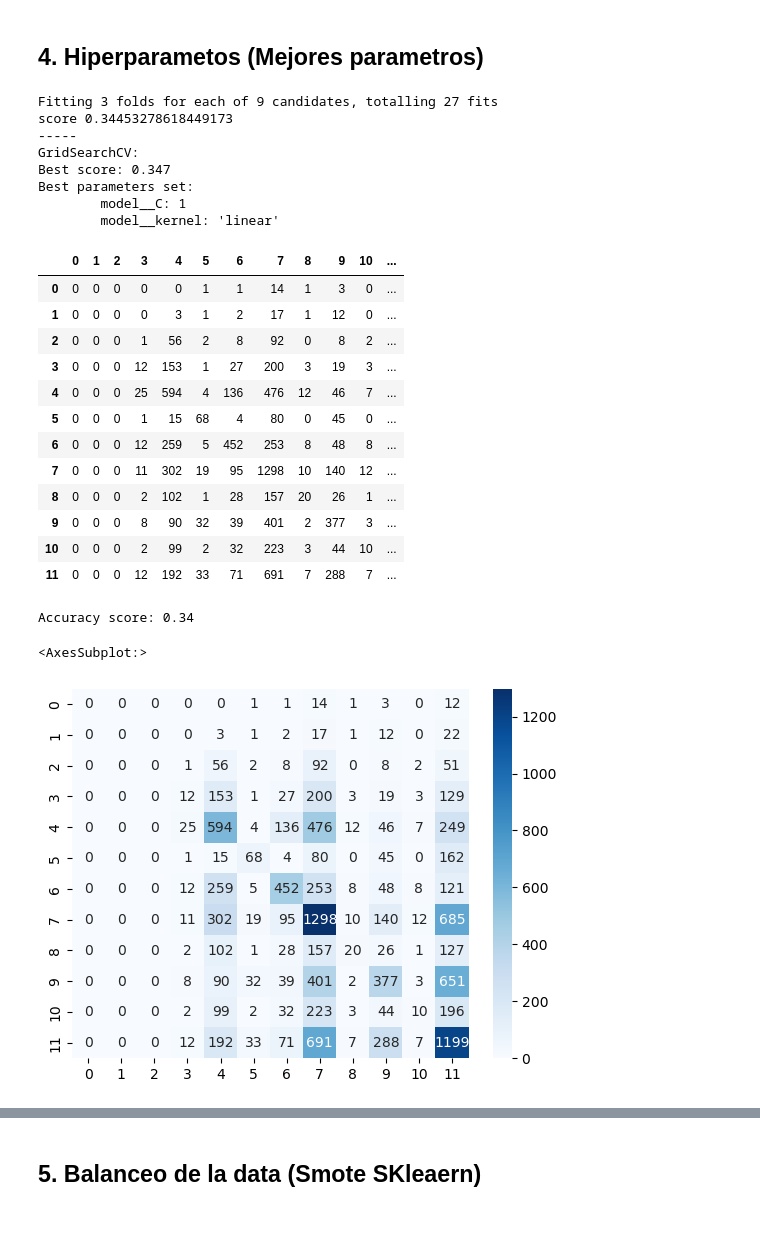
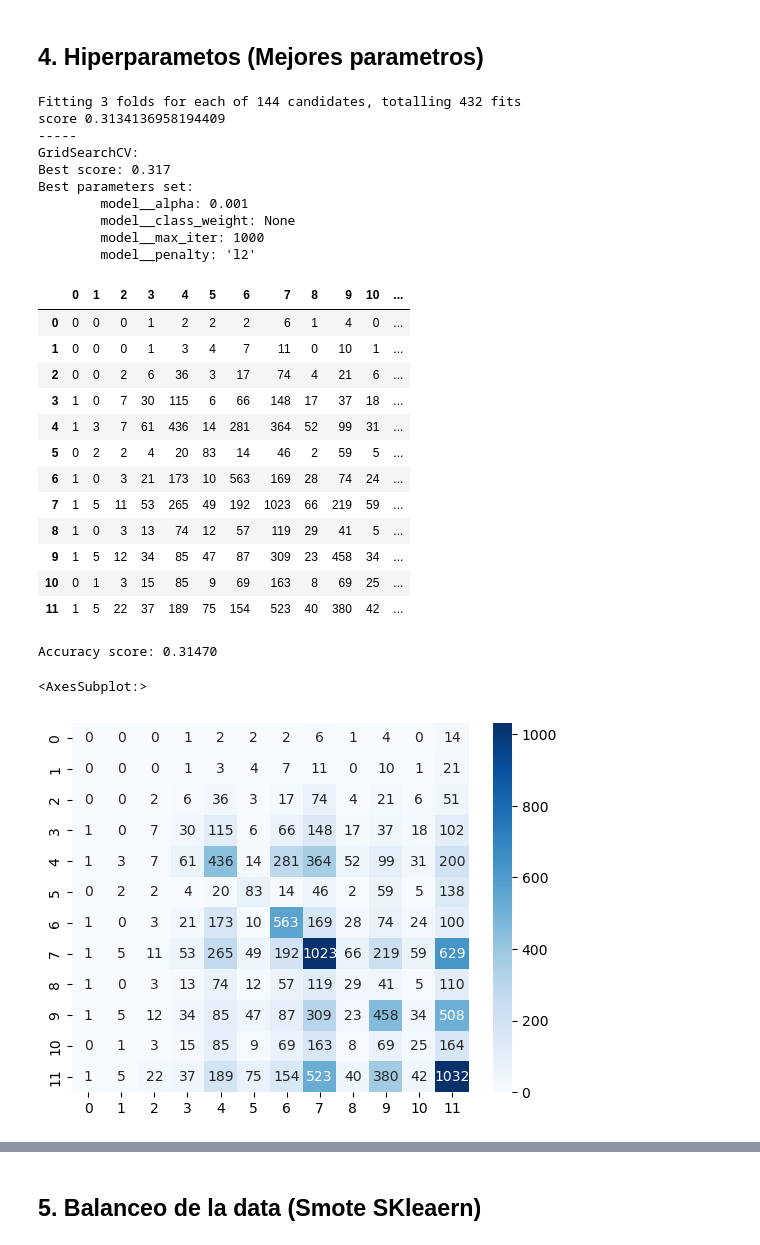
Before and after one commit to neiluz/IT_Academy_ProyectoFinal, a Jupyter notebook: Notebooks/Notebook 4 - Modelaje ML - Clasificacion Base.ipynb, the cells around one changed output, grey strips where cells are left out. Cells and saved outputs as stored; diff of their text form; code cells hidden in the pictures.

```diff
--- a/Notebooks/Notebook 4 - Modelaje ML - Clasificacion Base.ipynb
+++ b/Notebooks/Notebook 4 - Modelaje ML - Clasificacion Base.ipynb
@@ -288,7 +314,7 @@ Estos resultados indican que los modelos de clasificación evaluados no logran u
 # %%
 pipe_model = Pipeline([('vector', CountVectorizer()),
                  ('tfidf', TfidfTransformer()),
-                 ('model', SVC())])
+                 ('model', SGDClassifier(random_state=42))])
 # %%
 pipe_model.fit(X_train, y_train)
 y_pred = pipe_model.predict(X_test)
@@ -342,13 +398,15 @@ pipeline = Pipeline(
     [
         ('vector', CountVectorizer(lowercase=False)),
         ('tfidf', TfidfTransformer()),
-        ('model', SVC())
+        ('model', SGDClassifier(random_state=42))
     ]
 )
 
 parameters = {
-    'model__C': [0.1, 1, 10],
-    'model__kernel': ['linear', 'rbf', 'poly']
+    'model__alpha': [1e-4, 1e-3, 1e-2, 1e-1, 1e0, 1e1, 1e2, 1e3],
+    'model__penalty': ['l2', 'l1', 'elasticnet'],
+    'model__max_iter': [1000, 2000, 5000],
+    'model__class_weight': [None, 'balanced']
 }
 
 grid_search = GridSearchCV(pipeline, parameters, cv=3, n_jobs=-1, verbose=1)
@@ -359,7 +417,7 @@ print('score', grid_search.score(X_test, y_test))
 print('-----')
 
 print('GridSearchCV:')
-y_pred = grid_search.predict(X_test)
+y_pred_p = grid_search.predict(X_test)
 
 print("Best score: %0.3f" % grid_search.best_score_)
 print("Best parameters set:")
@@ -372,49 +430,52 @@ labels = np.unique(y_test)
 cm =  confusion_matrix(y_test, y_pred, labels=labels)
 pd.DataFrame(cm, index=labels, columns=labels)
 # %% [output]
-Fitting 3 folds for each of 9 candidates, totalling 27 fits
-score 0.34453278618449173
+Fitting 3 folds for each of 144 candidates, totalling 432 fits
+score 0.3134136958194409
 -----
 GridSearchCV:
-Best score: 0.347
+Best score: 0.317
 Best parameters set:
-        model__C: 1
-        model__kernel: 'linear'
+        model__alpha: 0.001
+        model__class_weight: None
+        model__max_iter: 1000
+        model__penalty: 'l2'
 |  | 0 | 1 | 2 | 3 | 4 | 5 | 6 | 7 | 8 | 9 | 10 | ... |
-| 0 | 0 | 0 | 0 | 0 | 0 | 1 | 1 | 14 | 1 | 3 | 0 | ... |
-| 1 | 0 | 0 | 0 | 0 | 3 | 1 | 2 | 17 | 1 | 12 | 0 | ... |
-| 2 | 0 | 0 | 0 | 1 | 56 | 2 | 8 | 92 | 0 | 8 | 2 | ... |
-| 3 | 0 | 0 | 0 | 12 | 153 | 1 | 27 | 200 | 3 | 19 | 3 | ... |
-| 4 | 0 | 0 | 0 | 25 | 594 | 4 | 136 | 476 | 12 | 46 | 7 | ... |
-| 5 | 0 | 0 | 0 | 1 | 15 | 68 | 4 | 80 | 0 | 45 | 0 | ... |
-| 6 | 0 | 0 | 0 | 12 | 259 | 5 | 452 | 253 | 8 | 48 | 8 | ... |
-| 7 | 0 | 0 | 0 | 11 | 302 | 19 | 95 | 1298 | 10 | 140 | 12 | ... |
-| 8 | 0 | 0 | 0 | 2 | 102 | 1 | 28 | 157 | 20 | 26 | 1 | ... |
-| 9 | 0 | 0 | 0 | 8 | 90 | 32 | 39 | 401 | 2 | 377 | 3 | ... |
-| 10 | 0 | 0 | 0 | 2 | 99 | 2 | 32 | 223 | 3 | 44 | 10 | ... |
-| 11 | 0 | 0 | 0 | 12 | 192 | 33 | 71 | 691 | 7 | 288 | 7 | ... |
+| 0 | 0 | 0 | 0 | 1 | 2 | 2 | 2 | 6 | 1 | 4 | 0 | ... |
+| 1 | 0 | 0 | 0 | 1 | 3 | 4 | 7 | 11 | 0 | 10 | 1 | ... |
+| 2 | 0 | 0 | 2 | 6 | 36 | 3 | 17 | 74 | 4 | 21 | 6 | ... |
+| 3 | 1 | 0 | 7 | 30 | 115 | 6 | 66 | 148 | 17 | 37 | 18 | ... |
+| 4 | 1 | 3 | 7 | 61 | 436 | 14 | 281 | 364 | 52 | 99 | 31 | ... |
+| 5 | 0 | 2 | 2 | 4 | 20 | 83 | 14 | 46 | 2 | 59 | 5 | ... |
+| 6 | 1 | 0 | 3 | 21 | 173 | 10 | 563 | 169 | 28 | 74 | 24 | ... |
+| 7 | 1 | 5 | 11 | 53 | 265 | 49 | 192 | 1023 | 66 | 219 | 59 | ... |
+| 8 | 1 | 0 | 3 | 13 | 74 | 12 | 57 | 119 | 29 | 41 | 5 | ... |
+| 9 | 1 | 5 | 12 | 34 | 85 | 47 | 87 | 309 | 23 | 458 | 34 | ... |
+| 10 | 0 | 1 | 3 | 15 | 85 | 9 | 69 | 163 | 8 | 69 | 25 | ... |
+| 11 | 1 | 5 | 22 | 37 | 189 | 75 | 154 | 523 | 40 | 380 | 42 | ... |
 # %%
 # model with best parameters
 
-pipeline = Pipeline(
+pipeline_bp = Pipeline(
     [
         ('vector', CountVectorizer(lowercase=False)),
         ('tfidf', TfidfTransformer()),
-        ('model', SVC(C = 1, kernel= 'linear'))
+        ('model', SGDClassifier(random_state=42, alpha= 0.0001, class_weight=None, max_iter=1000,
+                                penalty='l2'))
     ]
 )
 
 pipeline.fit(X_train, y_train)
 print('Accuracy score: {0:.5f}'.format(pipeline.score(X_test, y_test)))
 
-y_pred = pipeline.predict(X_test)
+y_pred_bp = pipeline.predict(X_test)
 # %% [output]
-Accuracy score: 0.34
+Accuracy score: 0.31470
 # %%
 labels = np.unique(y_test)
-cm = confusion_matrix(y_test, y_pred, labels=labels)
+cm = confusion_matrix(y_test, y_pred_bp, labels=labels)
 
 sns.heatmap(cm, annot=True, fmt='d', cmap='Blues')
 # %% [output]
 <AxesSubplot:>
-[figure, old version]
+[figure, new version]
```
Also changed, not shown: parts of 14 cells of this notebook.
